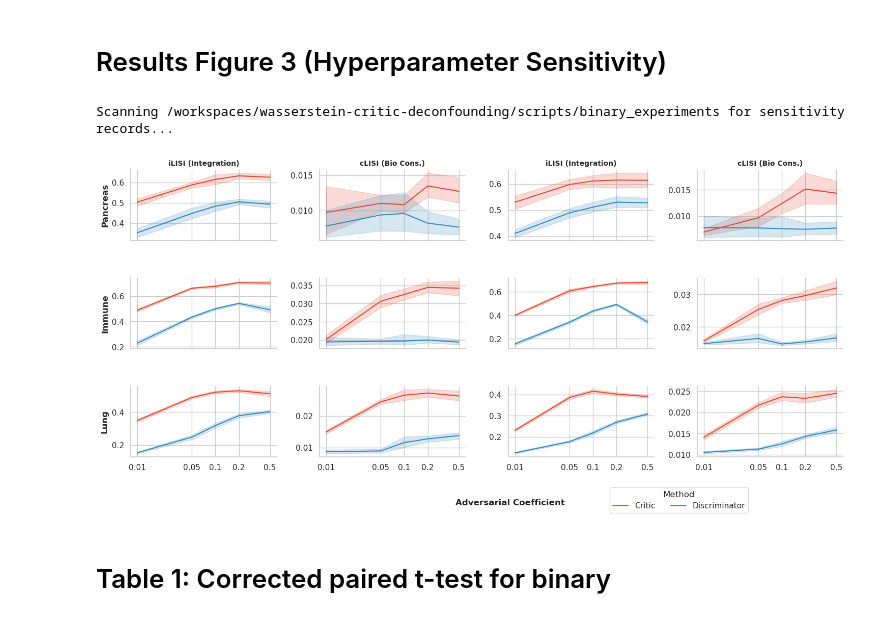
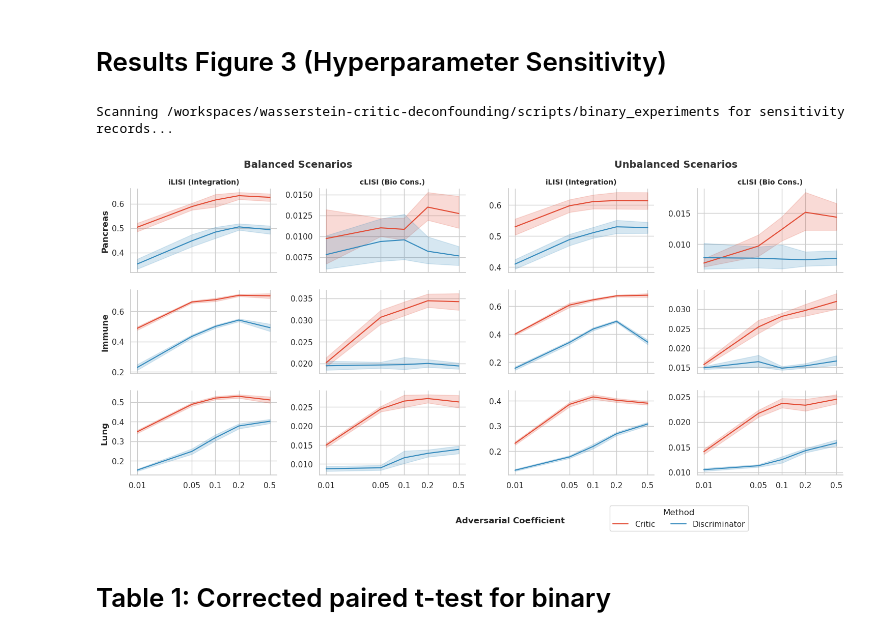
Before and after one commit to kreid415/wasserstein-critic-deconfounding, a Jupyter notebook: notebooks/results.ipynb, the cells around one changed output. Saved outputs shown, nothing was run; the diff lists cells and outputs as text; code cells hidden in the pictures.

```diff
--- a/notebooks/results.ipynb
+++ b/notebooks/results.ipynb
@@ -245,8 +245,8 @@ else:
 
         g.fig.text(center_x, center_y, text, ha='center', va='bottom', fontsize=14, fontweight='bold', color='#333333')
 
-    add_group_subtitle(g, [0, 1], "Balanced Scenarios")
-    add_group_subtitle(g, [2, 3], "Unbalanced Scenarios")
+    add_group_subtitle(g, [0, 1], "Balanced Scenarios", y_offset=0.10)
+    add_group_subtitle(g, [2, 3], "Unbalanced Scenarios", y_offset=0.10)
 
     plt.savefig("multibatch_trends_grouped.png", dpi=300, bbox_inches='tight')
     plt.show()
@@ -539,38 +539,50 @@ else:
 
     # --- Set X-Axis Label Once at the Bottom ---
     g.fig.supxlabel("Adversarial Coefficient", fontsize=12, fontweight='bold', y=0.02)
-    g.fig.subplots_adjust(bottom=0.15)
+    g.fig.subplots_adjust(bottom=0.15, hspace=0.20)
 
     # Fix X-Axis Ticks with Custom Formatting
     d_coef_values = [0.01, 0.05, 0.1, 0.2, 0.5]
 
     # Use FuncFormatter with 'g' format to remove trailing zeros
     formatter = FuncFormatter(lambda x, pos: '{:g}'.format(x))
 
     for ax in g.axes.flatten():
         ax.set_xticks(d_coef_values)
         ax.get_xaxis().set_major_formatter(formatter)
         ax.minorticks_off()
 
     # Top row titles
     clean_titles = [
         "iLISI (Integration)",
         "cLISI (Bio Cons.)",
         "iLISI (Integration)",
         "cLISI (Bio Cons.)"
     ]
 
     for i, ax in enumerate(g.axes[0]):
         ax.set_title(clean_titles[i], fontweight='bold', fontsize=10)
 
+    def add_group_subtitle(g, col_indices, text, y_offset=0.15):
+        ax_left = g.axes[0, col_indices[0]]
+        ax_right = g.axes[0, col_indices[-1]]
+        bbox_left = ax_left.get_position()
+        bbox_right = ax_right.get_position()
+        center_x = (bbox_left.x0 + bbox_right.x1) / 2
+        center_y = bbox_left.y1 + y_offset
+        g.fig.text(center_x, center_y, text, ha='center', va='bottom', fontsize=14, fontweight='bold', color='#333333')
+
+    add_group_subtitle(g, [0, 1], "Balanced Scenarios", y_offset=0.05)
+    add_group_subtitle(g, [2, 3], "Unbalanced Scenarios", y_offset=0.05)
+
     # Move legend
     sns.move_legend(g, "upper center", bbox_to_anchor=(0.7, 0.08), ncol=2, title="Method", frameon=True)
 
     plt.savefig("d_coef_sensitivity.png", dpi=300, bbox_inches='tight')
     plt.show()
 # %% [output]
 Scanning /workspaces/wasserstein-critic-deconfounding/scripts/binary_experiments for sensitivity records...
-[figure, old version]
+[figure, new version]
 # %% [markdown]
 # Table 1: Corrected paired t-test for binary
 # %%
```
Also changed, not shown: parts of 5 cells of this notebook, 1 other file.
